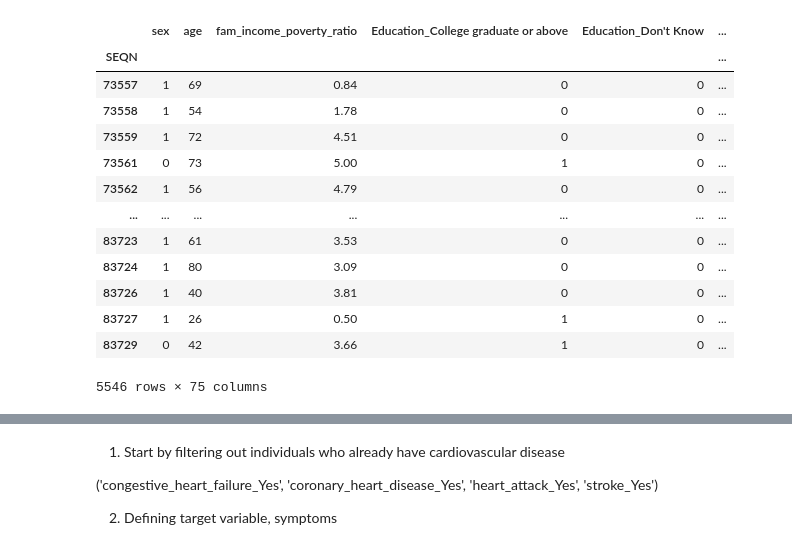
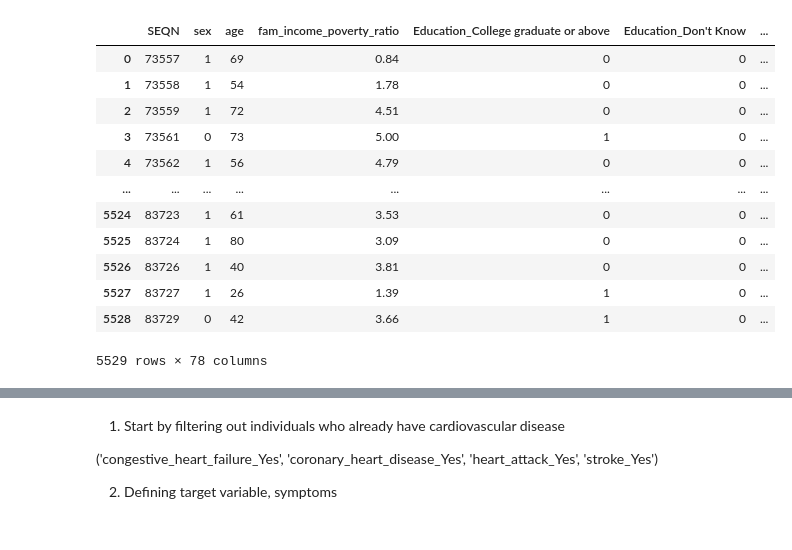
Before and after one commit to ysouffront1/CapstoneJulyNYC, a Jupyter notebook: Notebooks/Modeling_LogReg_Updated.ipynb, the cells around one changed output, grey strips where cells are left out. Drawn from its saved outputs; the diff is of its cells as text; code cells hidden in the pictures.

```diff
--- a/Notebooks/Modeling_LogReg_Updated.ipynb
+++ b/Notebooks/Modeling_LogReg_Updated.ipynb
@@ -14,6 +22,5 @@ from sklearn.metrics import accuracy_score, classification_report, confusion_mat
 # %%
 ## importing datasets
 quest_df = pd.read_csv('~/Downloads/capstone/CapstoneJulyNYC/Data/Clean_Data/quest_df_clean_filtered.csv')
-quest_df.set_index('SEQN',inplace=True)
 quest_df
 # %% [output]
@@ -34,5 +40,4 @@ quest_df
 # %%
 demographic_df = pd.read_csv('~/Downloads/capstone/CapstoneJulyNYC/Data/Clean_Data/demographic_df_clean_filtered.csv')
-demographic_df.set_index('SEQN',inplace=True)
 demographic_df
 # %% [output]
@@ -53,6 +57,4 @@ demographic_df
 # %%
-### adding height and weight from exam df
 exam_df = pd.read_csv('~/Downloads/capstone/CapstoneJulyNYC/Data/Clean_Data/exam_df_clean_filtered.csv')
-exam_df.set_index('SEQN',inplace=True)
 exam_df
 # %% [output]
@@ -73,18 +74,23 @@ exam_df
 # %%
-quest_demo_df =  pd.concat([demographic_df, quest_df,exam_df[['weight_kg','height_cm']]], axis=1)
-quest_demo_df
+# Merge demographic_df and quest_df on SEQN (common key) using an inner join
+merged_df = pd.merge(demographic_df, quest_df, on='SEQN', how='inner')
+
+# Merge the result with exam_df on SEQN (common key) using an inner join
+merged_df = pd.merge(merged_df, exam_df[['SEQN', 'weight_kg', 'height_cm']], on='SEQN', how='inner')
+
+# Display the first few rows to confirm the merge
+merged_df
 # %% [output]
-|  | sex | age | fam_income_poverty_ratio | Education_College graduate or above | Education_Don't Know | ... |
-| SEQN |  |  |  |  |  | ... |
-| 73557 | 1 | 69 | 0.84 | 0 | 0 | ... |
-| 73558 | 1 | 54 | 1.78 | 0 | 0 | ... |
-| 73559 | 1 | 72 | 4.51 | 0 | 0 | ... |
-| 73561 | 0 | 73 | 5.00 | 1 | 0 | ... |
-| 73562 | 1 | 56 | 4.79 | 0 | 0 | ... |
-| ... | ... | ... | ... | ... | ... | ... |
-| 83723 | 1 | 61 | 3.53 | 0 | 0 | ... |
-| 83724 | 1 | 80 | 3.09 | 0 | 0 | ... |
-| 83726 | 1 | 40 | 3.81 | 0 | 0 | ... |
-| 83727 | 1 | 26 | 0.50 | 1 | 0 | ... |
-| 83729 | 0 | 42 | 3.66 | 1 | 0 | ... |
+|  | SEQN | sex | age | fam_income_poverty_ratio | Education_College graduate or above | Education_Don't Know | ... |
+| 0 | 73557 | 1 | 69 | 0.84 | 0 | 0 | ... |
+| 1 | 73558 | 1 | 54 | 1.78 | 0 | 0 | ... |
+| 2 | 73559 | 1 | 72 | 4.51 | 0 | 0 | ... |
+| 3 | 73561 | 0 | 73 | 5.00 | 1 | 0 | ... |
+| 4 | 73562 | 1 | 56 | 4.79 | 0 | 0 | ... |
+| ... | ... | ... | ... | ... | ... | ... | ... |
+| 5524 | 83723 | 1 | 61 | 3.53 | 0 | 0 | ... |
+| 5525 | 83724 | 1 | 80 | 3.09 | 0 | 0 | ... |
+| 5526 | 83726 | 1 | 40 | 3.81 | 0 | 0 | ... |
+| 5527 | 83727 | 1 | 26 | 1.39 | 1 | 0 | ... |
+| 5528 | 83729 | 0 | 42 | 3.66 | 1 | 0 | ... |
-5546 rows × 75 columns
+5529 rows × 78 columns
```
Also changed, not shown: parts of 85 cells of this notebook.
